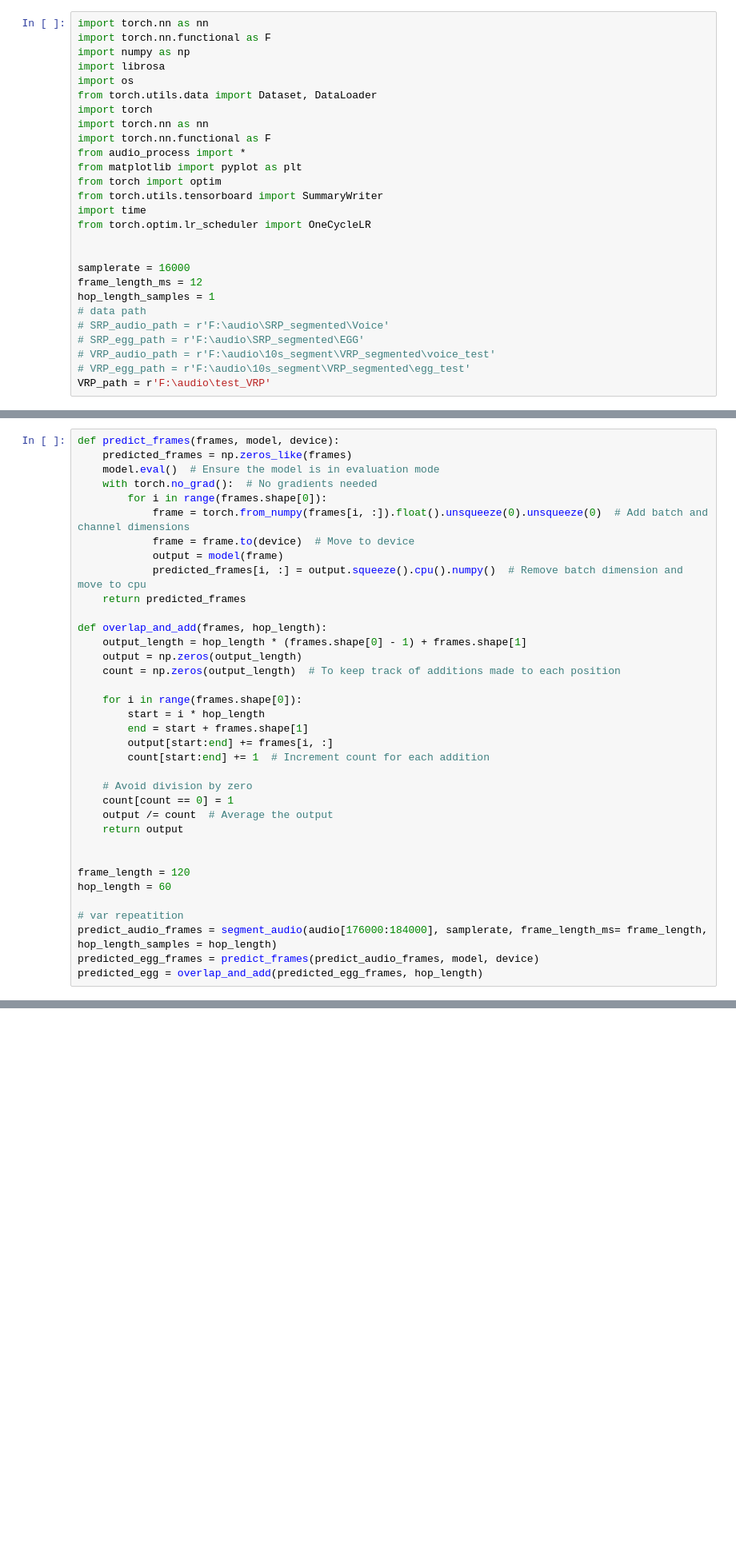
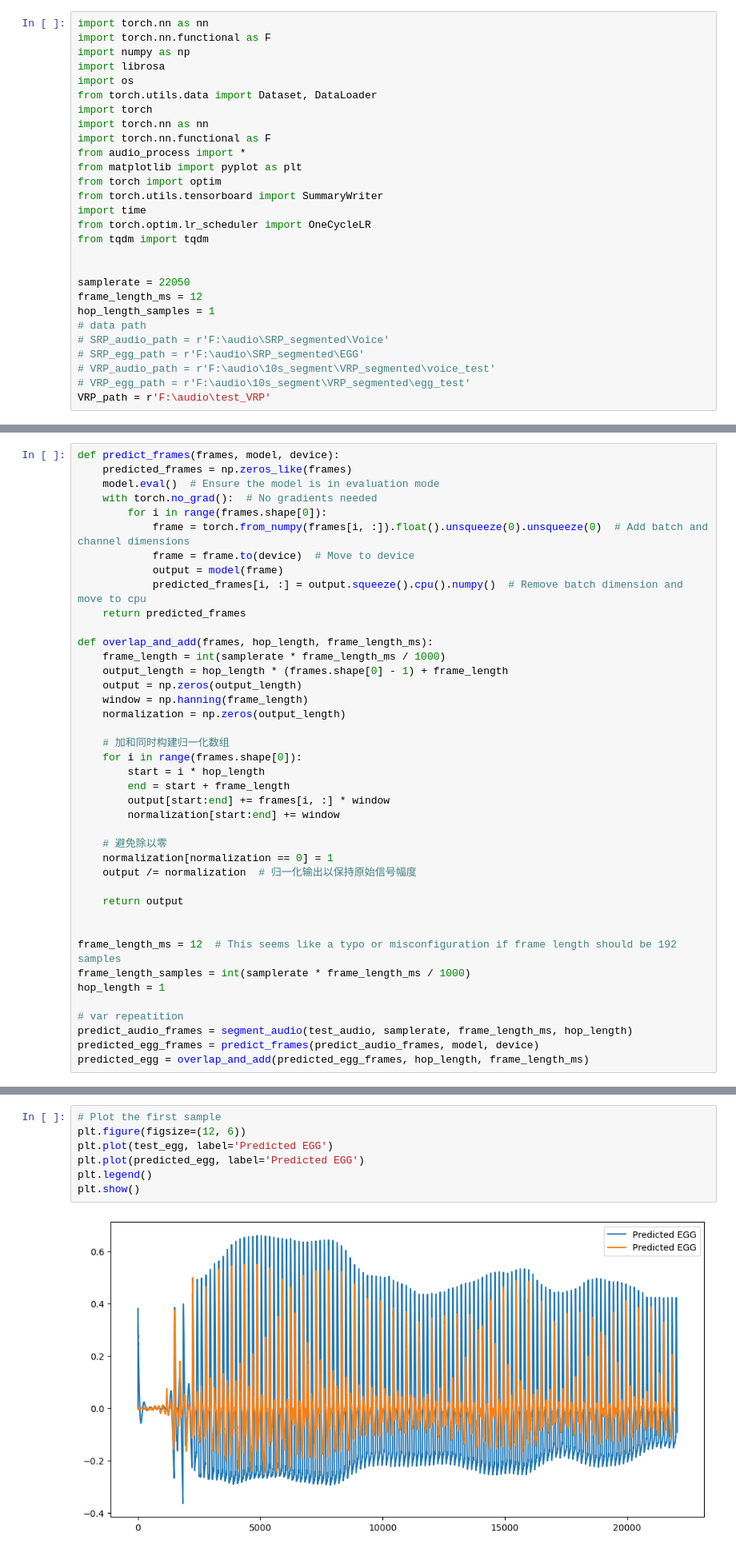
Before and after one commit to ChuanCh/A2E, a Jupyter notebook: WaveNet_train.ipynb, the cells around one changed output, grey strips where cells are left out. Shown at 80% size. Cells and saved outputs as stored; diff of their text form; blank space fills up the shorter version.

```diff
--- a/WaveNet_train.ipynb
+++ b/WaveNet_train.ipynb
@@ -14,9 +14,10 @@ from torch import optim
 from torch.utils.tensorboard import SummaryWriter
 import time
 from torch.optim.lr_scheduler import OneCycleLR
+from tqdm import tqdm
 
 
-samplerate = 16000
+samplerate = 22050
 frame_length_ms = 12
 hop_length_samples = 1
 # data path
@@ -494,27 +626,32 @@ def predict_frames(frames, model, device):
             predicted_frames[i, :] = output.squeeze().cpu().numpy()  # Remove batch dimension and move to cpu
     return predicted_frames
 
-def overlap_and_add(frames, hop_length):
-    output_length = hop_length * (frames.shape[0] - 1) + frames.shape[1]
+def overlap_and_add(frames, hop_length, frame_length_ms):
+    frame_length = int(samplerate * frame_length_ms / 1000)
+    output_length = hop_length * (frames.shape[0] - 1) + frame_length
     output = np.zeros(output_length)
-    count = np.zeros(output_length)  # To keep track of additions made to each position
+    window = np.hanning(frame_length)
+    normalization = np.zeros(output_length)
 
+    # 加和同时构建归一化数组
     for i in range(frames.shape[0]):
         start = i * hop_length
-        end = start + frames.shape[1]
-        output[start:end] += frames[i, :]
-        count[start:end] += 1  # Increment count for each addition
+        end = start + frame_length
+        output[start:end] += frames[i, :] * window
+        normalization[start:end] += window
 
-    # Avoid division by zero
-    count[count == 0] = 1
-    output /= count  # Average the output
+    # 避免除以零
+    normalization[normalization == 0] = 1
+    output /= normalization  # 归一化输出以保持原始信号幅度
+
     return output
 
 
-frame_length = 120
-hop_length = 60
+frame_length_ms = 12  # This seems like a typo or misconfiguration if frame length should be 192 samples
+frame_length_samples = int(samplerate * frame_length_ms / 1000)
+hop_length = 1
 
 # var repeatition
-predict_audio_frames = segment_audio(audio[176000:184000], samplerate, frame_length_ms= frame_length, hop_length_samples = hop_length)
+predict_audio_frames = segment_audio(test_audio, samplerate, frame_length_ms, hop_length)
 predicted_egg_frames = predict_frames(predict_audio_frames, model, device)
-predicted_egg = overlap_and_add(predicted_egg_frames, hop_length)
+predicted_egg = overlap_and_add(predicted_egg_frames, hop_length, frame_length_ms)
@@ -521,3 +677,12 @@ predicted_egg = overlap_and_add(predicted_egg_frames, hop_length)
+# %%
+# Plot the first sample
+plt.figure(figsize=(12, 6))
+plt.plot(test_egg, label='Predicted EGG')
+plt.plot(predicted_egg, label='Predicted EGG')
+plt.legend()
+plt.show()
+# %% [output]
+[figure, added]
 # %%
 import soundfile as sf
 # save wave
```
Also changed, not shown: parts of 17 cells of this notebook.
